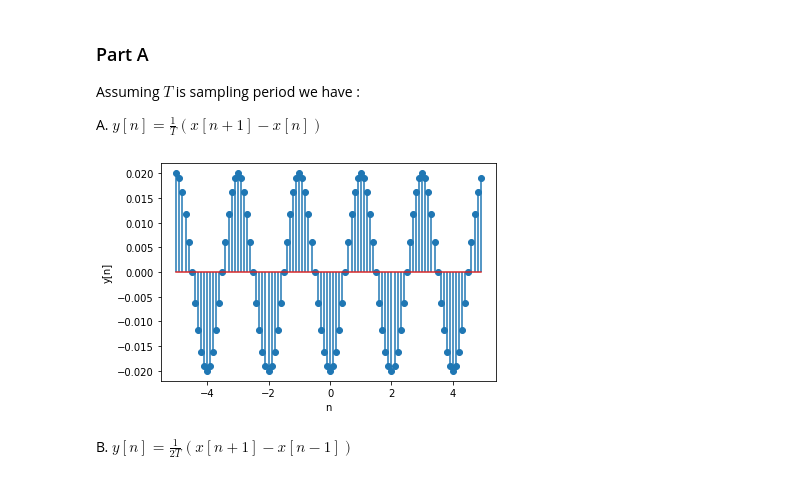
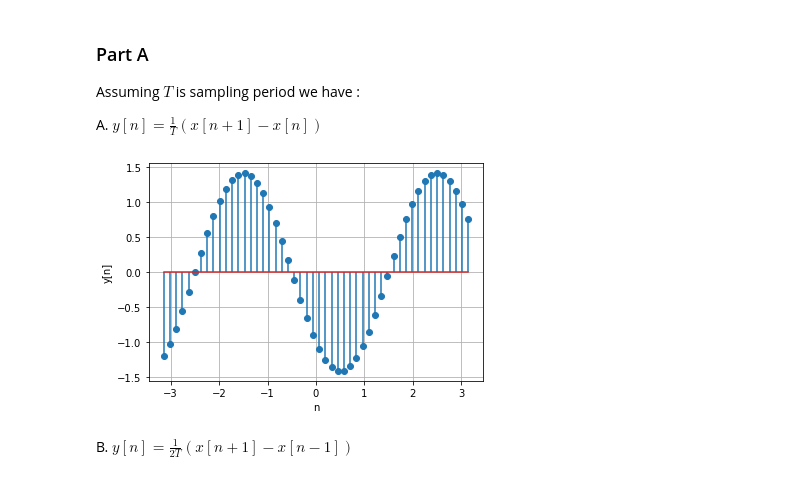
Before and after one commit to SM2A/Signals_and_Systems_Course_Projects, a Jupyter notebook: CA1/Source/1 - Plot Time Discrete Functions.ipynb, the cells around one changed output. Drawn from its saved outputs; the diff is of its cells as text; code cells hidden in the pictures.

```diff
--- a/CA1/Source/1 - Plot Time Discrete Functions.ipynb
+++ b/CA1/Source/1 - Plot Time Discrete Functions.ipynb
@@ -18,14 +28,9 @@ def cos_2_pi_k_n(n):
 Assuming $T$ is sampling period we have :
 
 A. $y[n] = \frac{1}{T}(x[n+1]-x[n])$
-# %%
-n = numpy.arange(-5,5,0.1)
-y = (1/T)*(cos_2_pi_k_n(n+1)-cos_2_pi_k_n(n))
-pyplot.stem(n,y)
-pyplot.ylabel('y[n]')
-pyplot.xlabel('n')
-pyplot.show()
-# %% [output]
-[figure, removed]
+# %%
+draw_plot(n,(1/T)*(cos_2_pi_k_n(n+1)-cos_2_pi_k_n(n)))
+# %% [output]
+[figure, added]
 # %% [markdown]
 B. $y[n] = \frac{1}{2T}(x[n+1]-x[n-1])$
```
Also changed, not shown: parts of 16 cells of this notebook, 2 other files.
